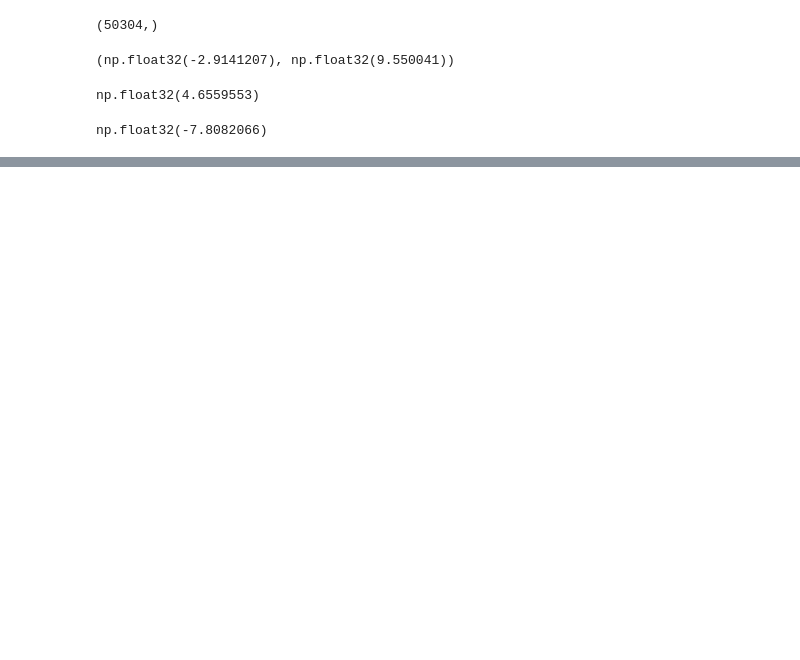
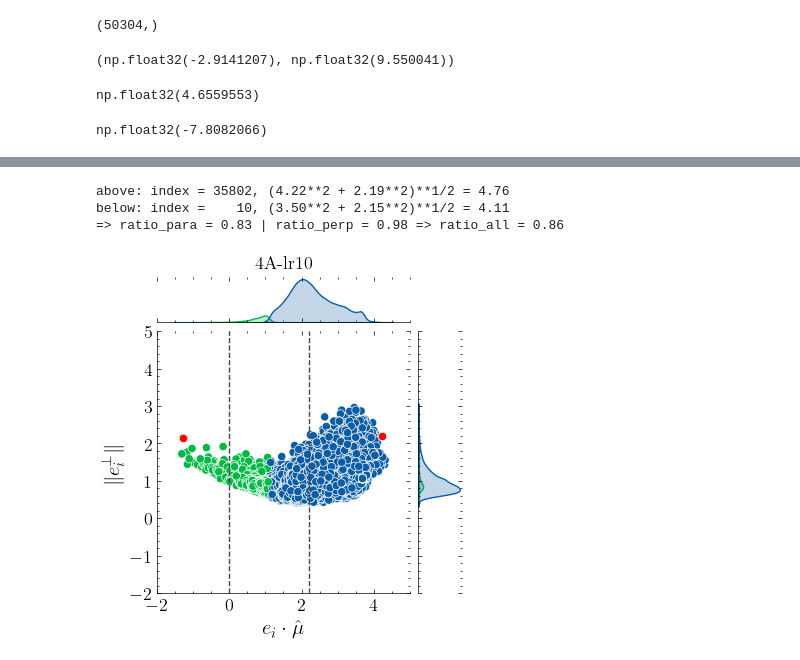
Before and after one commit to flxst/output-embedding-centering, a Jupyter notebook: results/Analyze_Single_Model_Embeddings.ipynb, the cells around one changed output, grey strips where cells are left out. Saved outputs shown, nothing was run; the diff lists cells and outputs as text; code cells hidden in the pictures; blank space fills up the shorter version.

```diff
--- a/results/Analyze_Single_Model_Embeddings.ipynb
+++ b/results/Analyze_Single_Model_Embeddings.ipynb
@@ -182,0 +317,9 @@ B_minus = 7.81
+# %%
+df = {
+    k: pd.DataFrame(
+        data=[dotshat[k], E_para_norm[k], E_perp_norm[k]],
+        index=[r'$e_i \cdot \hat \mu$', r'$\| e_i^\parallel \|$', r'$\| e_i^\perp \|$']
+    ).T
+    for k in KEYS
+}
+df[KEY0].head()
@@ -182,0 +387,16 @@ B_minus = 7.81
+# %%
+plot_jointplot(
+    _data=df[KEY0],
+    _x=r'$e_i \cdot \hat \mu$',
+    _y=r'$\| e_i^\perp \|$',
+    _xlim=limnorm,
+    _ylim=limnorm,
+    _munorm=np.sqrt(musq[KEY0]),
+    height=4,
+    title=nicekey(KEY0),
+)
+# %% [output]
+above: index = 35802, (4.22**2 + 2.19**2)**1/2 = 4.76
+below: index =    10, (3.50**2 + 2.15**2)**1/2 = 4.11
+=> ratio_para = 0.83 | ratio_perp = 0.98 => ratio_all = 0.86
+[figure, added]
```
Also changed, not shown: parts of 52 cells of this notebook, 21 other files.
